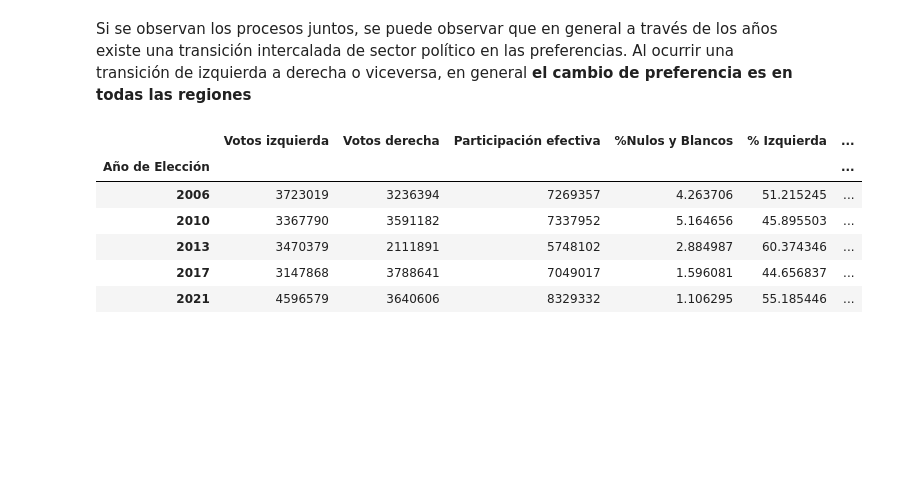
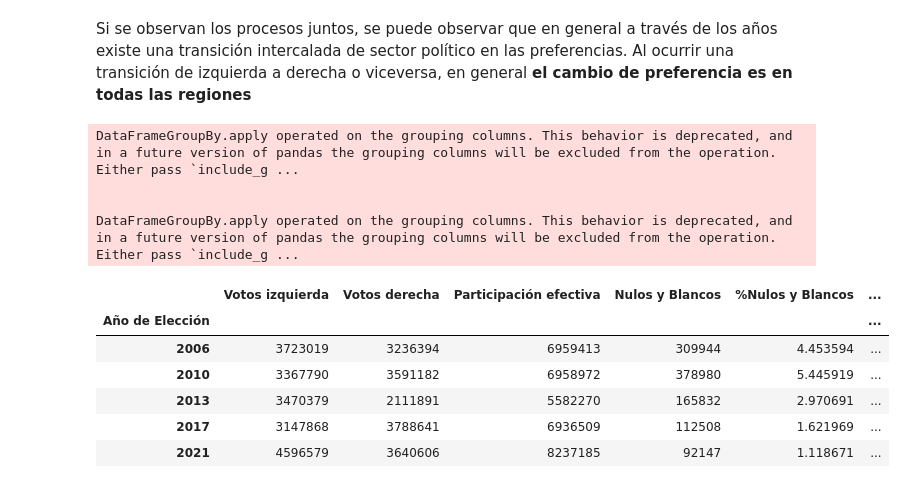
Before and after one commit to DiegoLeonG96/VisInfo_T4, a Jupyter notebook: Ideando_historia.ipynb, the cells around one changed output. Cells and saved outputs as stored; diff of their text form; code cells hidden in the pictures; blank space fills up the shorter version.

```diff
--- a/Ideando_historia.ipynb
+++ b/Ideando_historia.ipynb
@@ -355,60 +365,64 @@ ax.legend(fontsize = 8)
 # %% [markdown]
 Si se observan los procesos juntos, se puede observar que en general a través de los años existe una transición intercalada de sector político en las preferencias. Al ocurrir una transición de izquierda a derecha o viceversa, en general **el cambio de preferencia es en todas las regiones**
 # %%
-data_Sand_2021 = data_2021.groupby(["Nro. Región", "Región"]).apply(lambda s: pd.Series({
+data_San_2021 = data_2021.groupby(["Nro. Región", "Región"]).apply(lambda s: pd.Series({
     "Votos izquierda": s[s["Candidato"] == 'GABRIEL BORIC FONT']["Votos TRICEL"].fillna(0).astype(int).sum(),
     "Votos derecha": s[s["Candidato"] == 'JOSE ANTONIO KAST RIST']["Votos TRICEL"].fillna(0).astype(int).sum(),
     "Votos Nulos": s[s["Candidato"] == 'VOTOS NULOS']["Votos TRICEL"].fillna(0).astype(int).sum(),
     "Votos en Blanco": s[s["Candidato"] == 'VOTOS EN BLANCO']["Votos TRICEL"].fillna(0).astype(int).sum()
 }))
 
 # Resetting the index
-data_Sand_2021.reset_index(inplace=True)
+data_San_2021.reset_index(inplace=True)
 
 # Calculating effective participation
-data_Sand_2021["Participación efectiva"] = data_Sand_2021["Votos izquierda"] + data_Sand_2021["Votos derecha"]+ data_Sand_2021["Votos en Blanco"]+ data_Sand_2021["Votos Nulos"]
-
-# Renaming columns and converting "Id Región" to int
-data_Sand_2021.rename(columns={"Nro. Región": "Id Región"}, inplace=True)
-data_Sand_2021["Id Región"] = data_Sand_2021["Id Región"].astype(int)
+#data_Sand_2021["Participación efectiva"] = data_Sand_2021["Votos izquierda"] + data_Sand_2021["Votos derecha"]+ data_Sand_2021["Votos en Blanco"]+ data_Sand_2021["Votos Nulos"]
+data_San_2021["Participación efectiva"] = data_San_2021["Votos izquierda"] + data_San_2021["Votos derecha"]
+data_San_2021.rename(columns={"Nro. Región": "Id Región"}, inplace=True)
+data_San_2021["Id Región"] = data_San_2021["Id Región"].astype(int)
 
 # Inserting election year at the beginning
-data_Sand_2021.insert(0, 'Año de Elección', 2021)
+data_San_2021.insert(0, 'Año de Elección', 2021)
 
 izq_lista = ["EDUARDO FREI", 'MICHELLE BACHELET JERIA', 'MICHELLE BACHELET',
             'ALEJANDRO  GUILLIER ALVAREZ']
 der_lista = ['SEBASTIAN PIÑERA', 'SEBASTIAN PIÑERA ECHENIQUE', 'EVELYN MATTHEI FORNET']
 
 data['Candidato (a)']=data['Candidato (a)'].replace('VOTOS EN BLANCO ', 'VOTOS EN BLANCO')
 data['Candidato (a)']=data['Candidato (a)'].replace('VOTOS NULOS ', 'VOTOS NULOS')
 
-data_Sand = data.groupby(["Año de Elección", "Id Región", "Región"]).apply((lambda s: pd.Series({
+data_San = data.groupby(["Año de Elección", "Id Región", "Región"]).apply((lambda s: pd.Series({
    "Votos izquierda": s[s["Candidato (a)"].isin(izq_lista)]["Votos Totales"].astype(int).sum(),
    "Votos derecha": s[s["Candidato (a)"].isin(der_lista)]["Votos Totales"].astype(int).sum(),
     "Votos Nulos": s[s["Candidato (a)"] == 'VOTOS NULOS']["Votos Totales"].fillna(0).astype(int).sum(),
     "Votos en Blanco": s[s["Candidato (a)"] == 'VOTOS NULOS']["Votos Totales"].fillna(0).astype(int).sum()
 }))
 )
-data_Sand.reset_index(inplace = True)
+data_San.reset_index(inplace = True)
 
-data_Sand["Participación efectiva"] = data_Sand["Votos izquierda"] + data_Sand["Votos derecha"]+ data_Sand["Votos en Blanco"]+ data_Sand["Votos Nulos"]
-
-data_Sand_agg = pd.concat((data_Sand, data_Sand_2021))
+#data_Sand["Participación efectiva"] = data_Sand["Votos izquierda"] + data_Sand["Votos derecha"]+ data_Sand["Votos en Blanco"]+ data_Sand["Votos Nulos"]
+data_San["Participación efectiva"] = data_San["Votos izquierda"] + data_San["Votos derecha"]
+data_San_agg = pd.concat((data_San, data_San_2021))
 
 
 
-df_sand=data_Sand_agg[['Año de Elección','Votos izquierda','Votos derecha','Votos Nulos','Votos en Blanco','Participación efectiva']].groupby(['Año de Elección']).sum().reset_index()
-df_sand['%Nulos y Blancos']=(df_sand['Votos Nulos']+df_sand['Votos en Blanco'])/df_sand['Participación efectiva']*100
-df_sand['% Izquierda'] = (df_sand['Votos izquierda'] / df_sand['Participación efectiva']) * 100
-df_sand['% Derecha'] = (df_sand['Votos derecha'] / df_sand['Participación efectiva']) * 100
-df_sand.drop(columns=['Votos Nulos','Votos en Blanco'],inplace=True)
-df_sand.set_index('Año de Elección', inplace=True)
-df_sand
+df_san=data_San_agg[['Año de Elección','Votos izquierda','Votos derecha','Votos Nulos','Votos en Blanco','Participación efectiva']].groupby(['Año de Elección']).sum().reset_index()
+df_san['Nulos y Blancos']=(df_san['Votos Nulos']+df_san['Votos en Blanco'])
+df_san['%Nulos y Blancos']=(df_san['Nulos y Blancos']/df_san['Participación efectiva'])*100
+df_san['% Izquierda'] = (df_san['Votos izquierda'] / df_san['Participación efectiva']) * 100
+df_san['% Derecha'] = (df_san['Votos derecha'] / df_san['Participación efectiva']) * 100
+df_san.drop(columns=['Votos Nulos','Votos en Blanco'],inplace=True)
+df_san.set_index('Año de Elección', inplace=True)
+df_san
 # %% [output]
+DataFrameGroupBy.apply operated on the grouping columns. This behavior is deprecated, and in a future version of pandas the grouping columns will be excluded from the operation. Either pass `include_g ...
+
+
+DataFrameGroupBy.apply operated on the grouping columns. This behavior is deprecated, and in a future version of pandas the grouping columns will be excluded from the operation. Either pass `include_g ...
-|  | Votos izquierda | Votos derecha | Participación efectiva | %Nulos y Blancos | % Izquierda | ... |
+|  | Votos izquierda | Votos derecha | Participación efectiva | Nulos y Blancos | %Nulos y Blancos | ... |
 | Año de Elección |  |  |  |  |  | ... |
-| 2006 | 3723019 | 3236394 | 7269357 | 4.263706 | 51.215245 | ... |
-| 2010 | 3367790 | 3591182 | 7337952 | 5.164656 | 45.895503 | ... |
-| 2013 | 3470379 | 2111891 | 5748102 | 2.884987 | 60.374346 | ... |
-| 2017 | 3147868 | 3788641 | 7049017 | 1.596081 | 44.656837 | ... |
-| 2021 | 4596579 | 3640606 | 8329332 | 1.106295 | 55.185446 | ... |
+| 2006 | 3723019 | 3236394 | 6959413 | 309944 | 4.453594 | ... |
+| 2010 | 3367790 | 3591182 | 6958972 | 378980 | 5.445919 | ... |
+| 2013 | 3470379 | 2111891 | 5582270 | 165832 | 2.970691 | ... |
+| 2017 | 3147868 | 3788641 | 6936509 | 112508 | 1.621969 | ... |
+| 2021 | 4596579 | 3640606 | 8237185 | 92147 | 1.118671 | ... |
```
Also changed, not shown: parts of 7 cells of this notebook.
